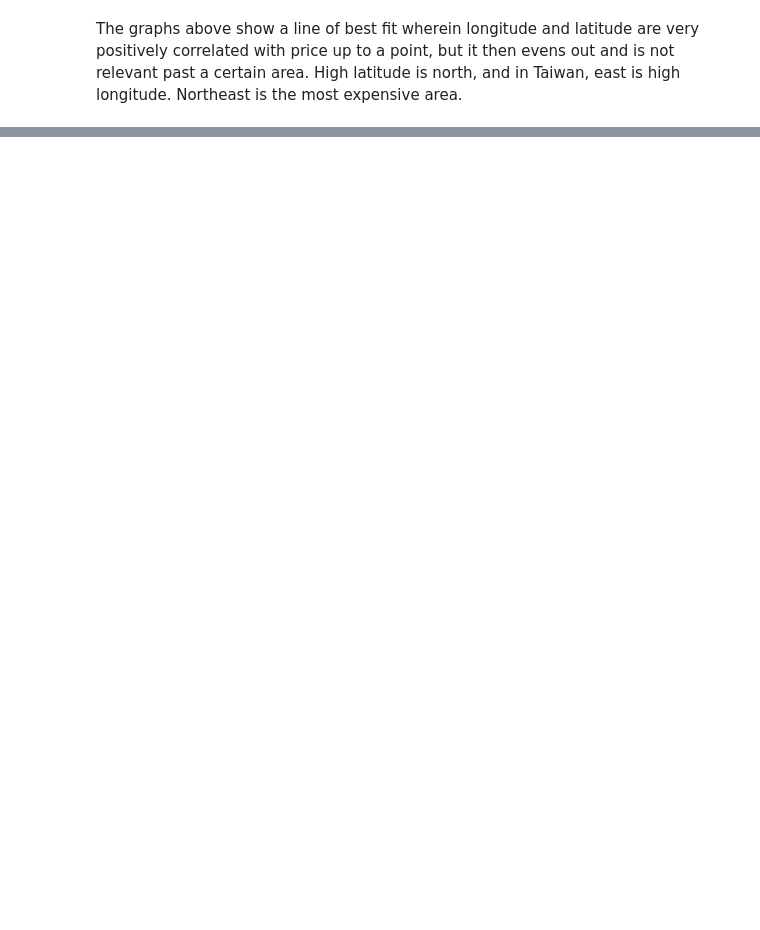
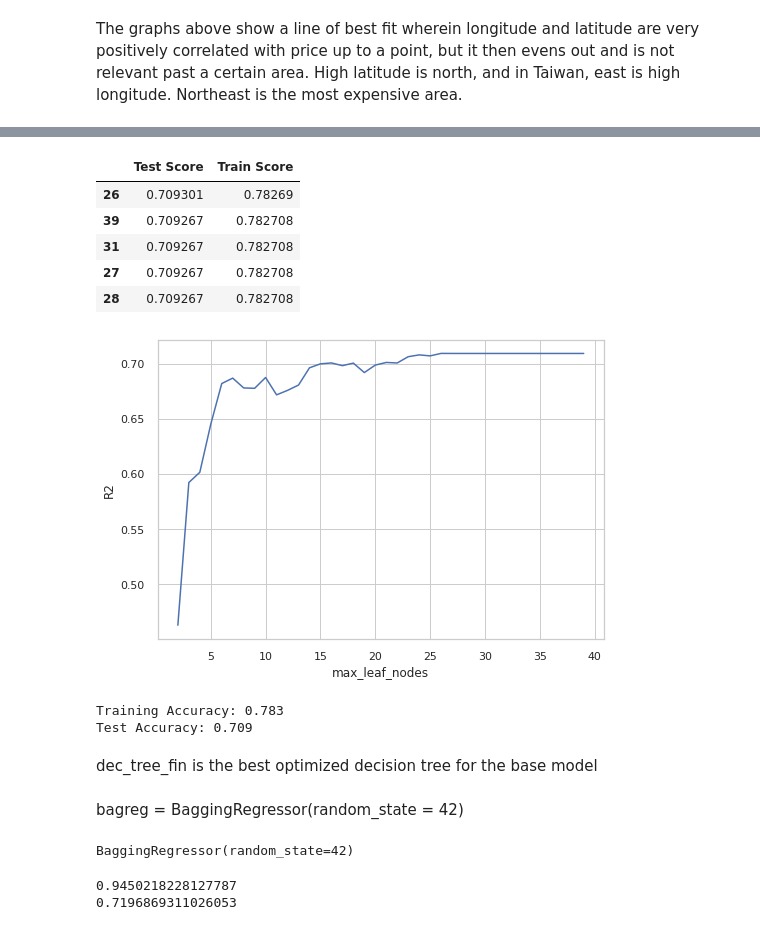
Before and after one commit to blakedshull/datascience, a Jupyter notebook: Project_2.ipynb, the cells around one changed output, grey strips where cells are left out. Saved outputs shown, nothing was run; the diff lists cells and outputs as text; code cells hidden in the pictures; blank space fills up the shorter version.

```diff
--- a/Project_2.ipynb
+++ b/Project_2.ipynb
@@ -175,0 +289,32 @@ The graphs above show a line of best fit wherein longitude and latitude are very
+# %%
+leaves = list(range(2, 40))
+scores3 = pd.DataFrame(index=leaves, columns=['Test Score','Train Score'])
+for leaf in leaves:
+    dec_tree_fin = DecisionTreeRegressor(max_leaf_nodes=leaf, min_samples_leaf = 9, random_state=42)
+    dec_tree_fin.fit(X_train, y_train)
+    train_score = dec_tree_fin.score(X_train, y_train)
+    test_score = dec_tree_fin.score(X_test, y_test)
+    scores3.loc[leaf, 'Train Score'] = train_score
+    scores3.loc[leaf, 'Test Score'] = test_score
+plt.plot(leaves, scores3['Test Score'])
+plt.xlabel('max_leaf_nodes')
+plt.ylabel('R2');
+sorted_scores3 = scores3.sort_values(by='Test Score', ascending=False)
+sorted_scores3.head()
+# %% [output]
+|  | Test Score | Train Score |
+| 26 | 0.709301 | 0.78269 |
+| 39 | 0.709267 | 0.782708 |
+| 31 | 0.709267 | 0.782708 |
+| 27 | 0.709267 | 0.782708 |
+| 28 | 0.709267 | 0.782708 |
+[figure, added]
+# %%
+dec_tree_fin = DecisionTreeRegressor(max_leaf_nodes = 26, min_samples_leaf = 9, random_state = 42)
+dec_tree_fin.fit(X_train, y_train)
+evaluate(dec_tree_fin, X_train, X_test, y_train, y_test)
+# %% [output]
+Training Accuracy: 0.783
+Test Accuracy: 0.709
+# %% [markdown]
+dec_tree_fin is the best optimized decision tree for the base model
@@ -175,0 +323,2 @@ The graphs above show a line of best fit wherein longitude and latitude are very
+# %% [markdown]
+bagreg = BaggingRegressor(random_state = 42)
@@ -175,0 +327,12 @@ The graphs above show a line of best fit wherein longitude and latitude are very
+# %%
+bagreg.fit(X_train, y_train)
+# %% [output]
+BaggingRegressor(random_state=42)
+# %%
+bagreg_train_score = bagreg.score(X_train, y_train)
+bagreg_test_score = bagreg.score(X_test, y_test)
+print(bagreg_train_score)
+print(bagreg_test_score)
+# %% [output]
+0.9450218228127787
+0.7196869311026053
```
Also changed, not shown: parts of 24 cells of this notebook.
